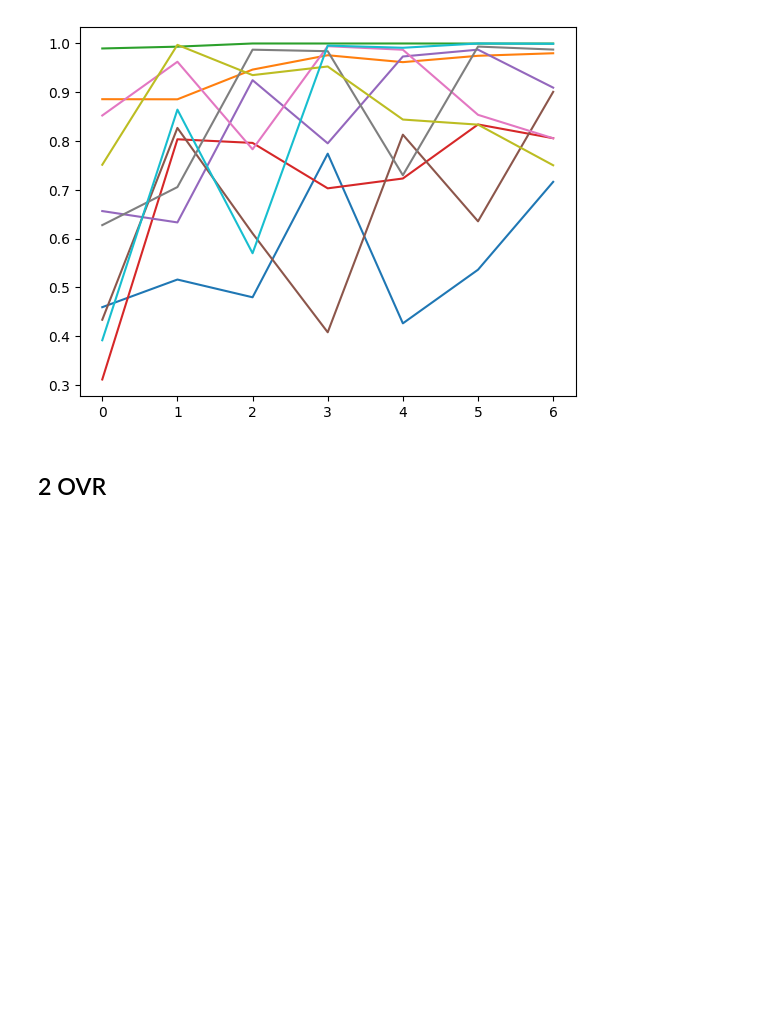
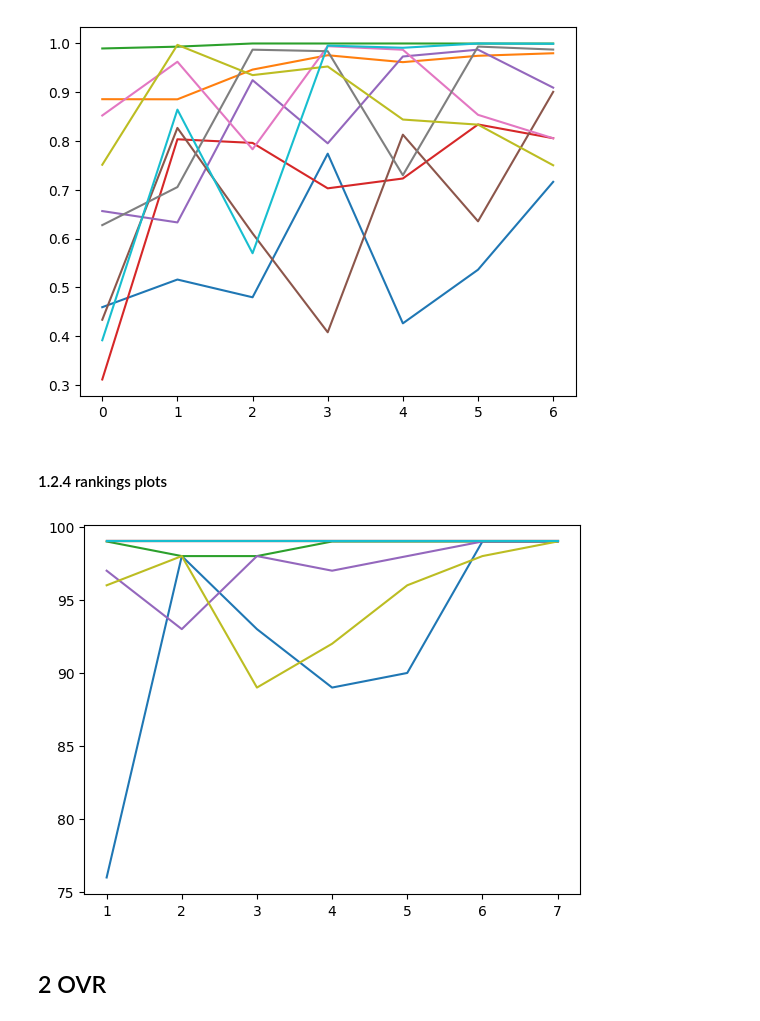
Before and after one commit to metodj/MSDNet-PyTorch, a Jupyter notebook: modal_probs.ipynb, the cells around one changed output. Drawn from its saved outputs; the diff is of its cells as text; code cells hidden in the pictures; blank space fills up the shorter version.

Commit message:
rankings plots

```diff
--- a/modal_probs.ipynb
+++ b/modal_probs.ipynb
@@ -240,6 +240,21 @@ for _ in range(5):
 [figure]
 [figure]
 [figure]
+# %% [markdown]
+#### 1.2.4 rankings plots
+# %%
+_preds = preds[L - 1]  # modal pred: p(\bar{y})
+# _preds = targets  # probability of correct answer: p(y^*)
+_probs = probs
+
+samples = random.sample(range(10000), 10)
+for i in samples:
+    rankings_i = [np.where(_probs[l, i, :].numpy().argsort() == int(_preds[i]))[0][0] for l in range(L)]
+    plt.plot(list(range(1, len(rankings_i) + 1)), rankings_i, label=f'{i}');
+# plt.savefig('/home/metod/Desktop/PhD/year1/PoE/MSDNet-PyTorch/modal_probs.pdf')
+plt.show()
+# %% [output]
+[figure, added]
 # %% [markdown]
 ## 2 OVR
 # %% [markdown]
```
Also changed, not shown: parts of 4 cells of this notebook, 1 other file.
